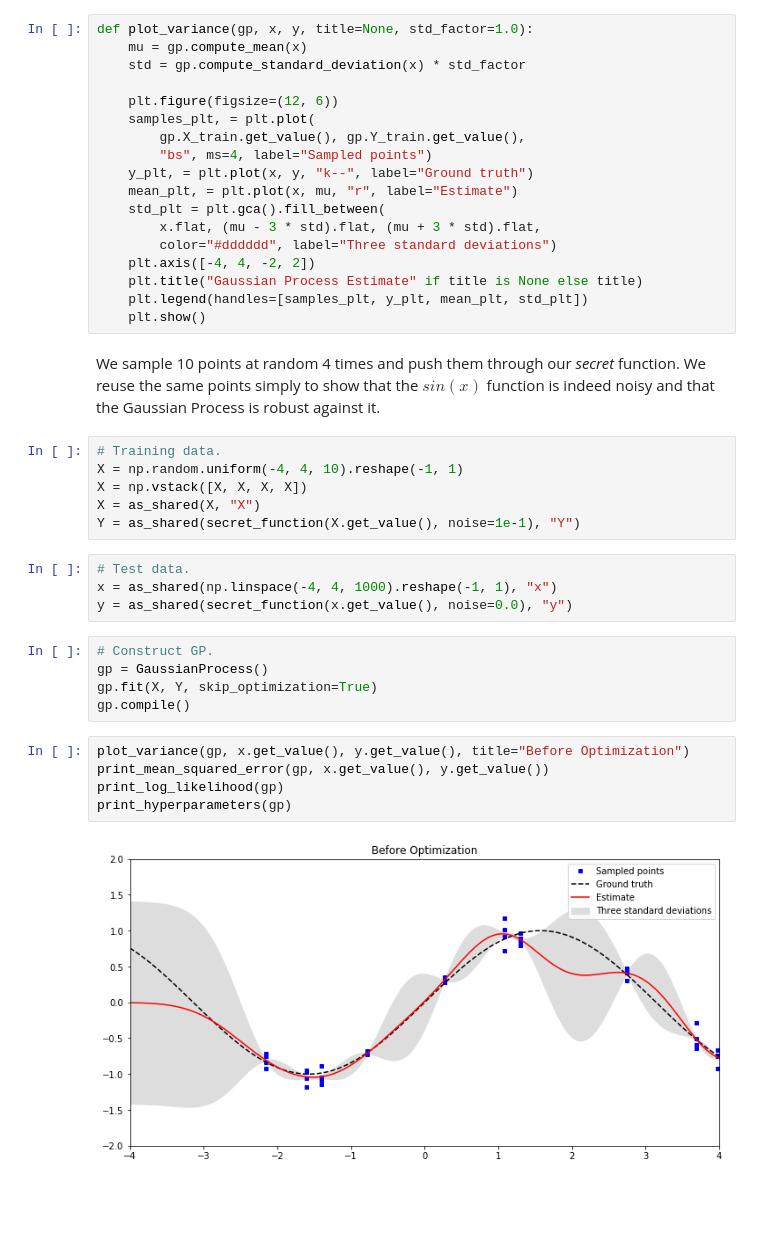
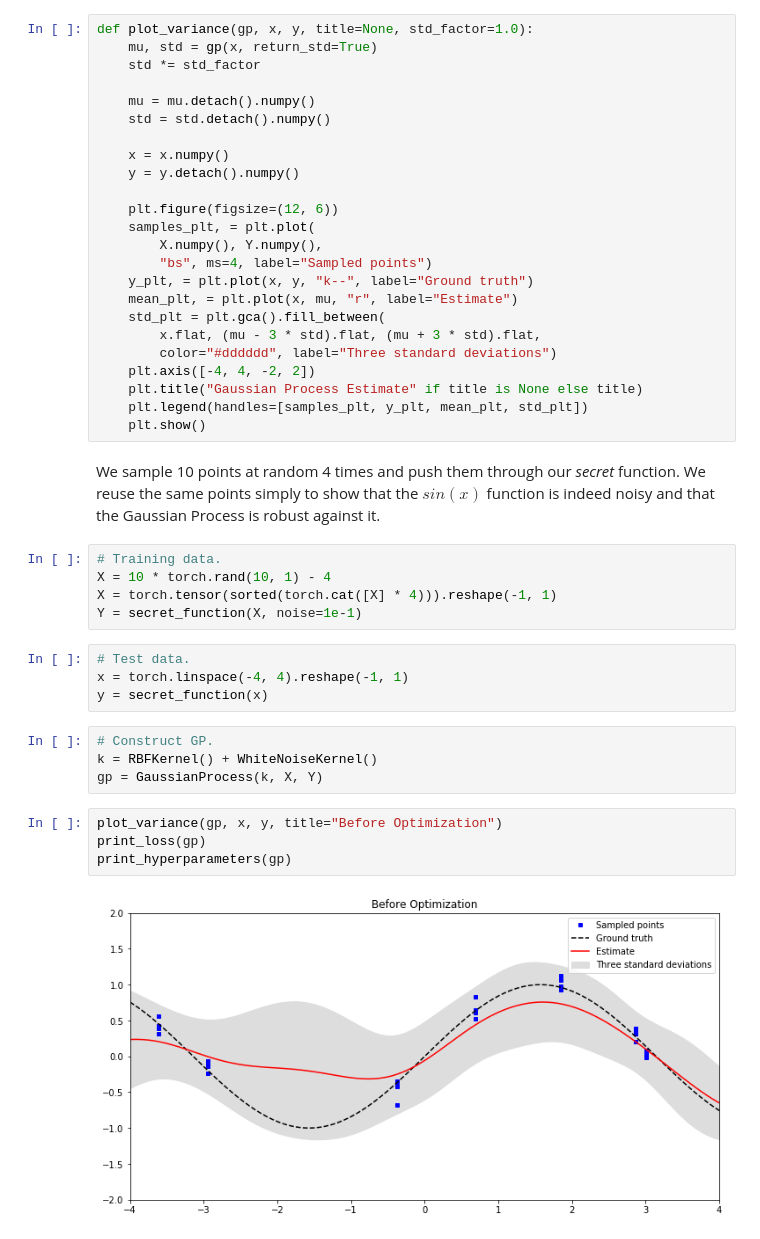
Before and after one commit to anassinator/gp, a Jupyter notebook: examples/sin_x.ipynb, the cells around one changed output. Saved outputs shown, nothing was run; the diff lists cells and outputs as text; blank space fills up the shorter version.

Commit message:
Switch to PyTorch

```diff
--- a/examples/sin_x.ipynb
+++ b/examples/sin_x.ipynb
@@ -38,11 +27,17 @@ def print_hyperparameters(gp):
 # %%
 def plot_variance(gp, x, y, title=None, std_factor=1.0):
-    mu = gp.compute_mean(x)
-    std = gp.compute_standard_deviation(x) * std_factor
+    mu, std = gp(x, return_std=True)
+    std *= std_factor
+
+    mu = mu.detach().numpy()
+    std = std.detach().numpy()
+
+    x = x.numpy()
+    y = y.detach().numpy()
 
     plt.figure(figsize=(12, 6))
     samples_plt, = plt.plot(
-        gp.X_train.get_value(), gp.Y_train.get_value(),
+        X.numpy(), Y.numpy(),
         "bs", ms=4, label="Sampled points")
     y_plt, = plt.plot(x, y, "k--", label="Ground truth")
     mean_plt, = plt.plot(x, mu, "r", label="Estimate")
@@ -57,23 +52,20 @@ def plot_variance(gp, x, y, title=None, std_factor=1.0):
 We sample 10 points at random 4 times and push them through our *secret* function. We reuse the same points simply to show that the $sin(x)$ function is indeed noisy and that the Gaussian Process is robust against it.
 # %%
 # Training data.
-X = np.random.uniform(-4, 4, 10).reshape(-1, 1)
-X = np.vstack([X, X, X, X])
-X = as_shared(X, "X")
-Y = as_shared(secret_function(X.get_value(), noise=1e-1), "Y")
+X = 10 * torch.rand(10, 1) - 4
+X = torch.tensor(sorted(torch.cat([X] * 4))).reshape(-1, 1)
+Y = secret_function(X, noise=1e-1)
 # %%
 # Test data.
-x = as_shared(np.linspace(-4, 4, 1000).reshape(-1, 1), "x")
-y = as_shared(secret_function(x.get_value(), noise=0.0), "y")
+x = torch.linspace(-4, 4).reshape(-1, 1)
+y = secret_function(x)
 # %%
 # Construct GP.
-gp = GaussianProcess()
-gp.fit(X, Y, skip_optimization=True)
-gp.compile()
+k = RBFKernel() + WhiteNoiseKernel()
+gp = GaussianProcess(k, X, Y)
 # %%
-plot_variance(gp, x.get_value(), y.get_value(), title="Before Optimization")
-print_mean_squared_error(gp, x.get_value(), y.get_value())
-print_log_likelihood(gp)
+plot_variance(gp, x, y, title="Before Optimization")
+print_loss(gp)
 print_hyperparameters(gp)
 # %% [output]
-[figure, old version]
+[figure, new version]
```
Also changed, not shown: parts of 10 cells of this notebook, 12 other files.
